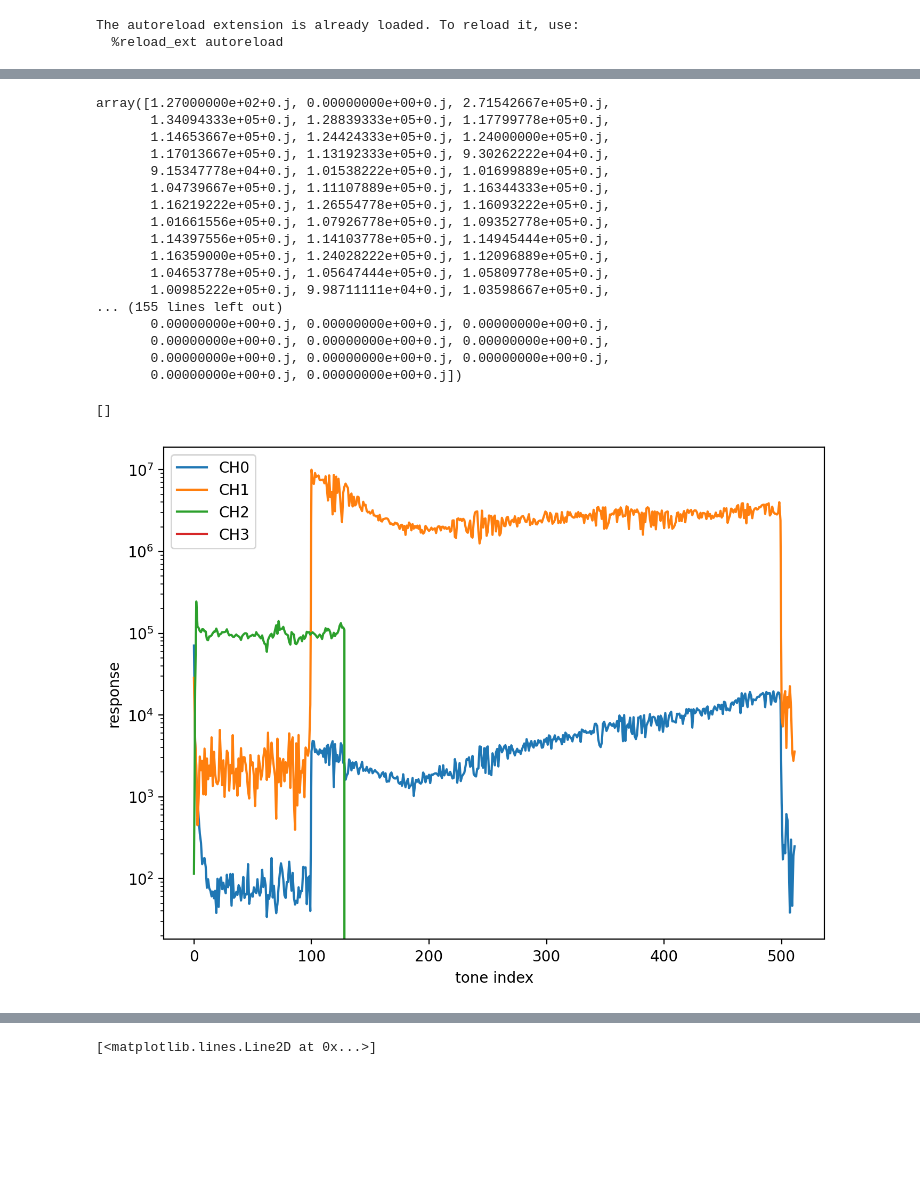
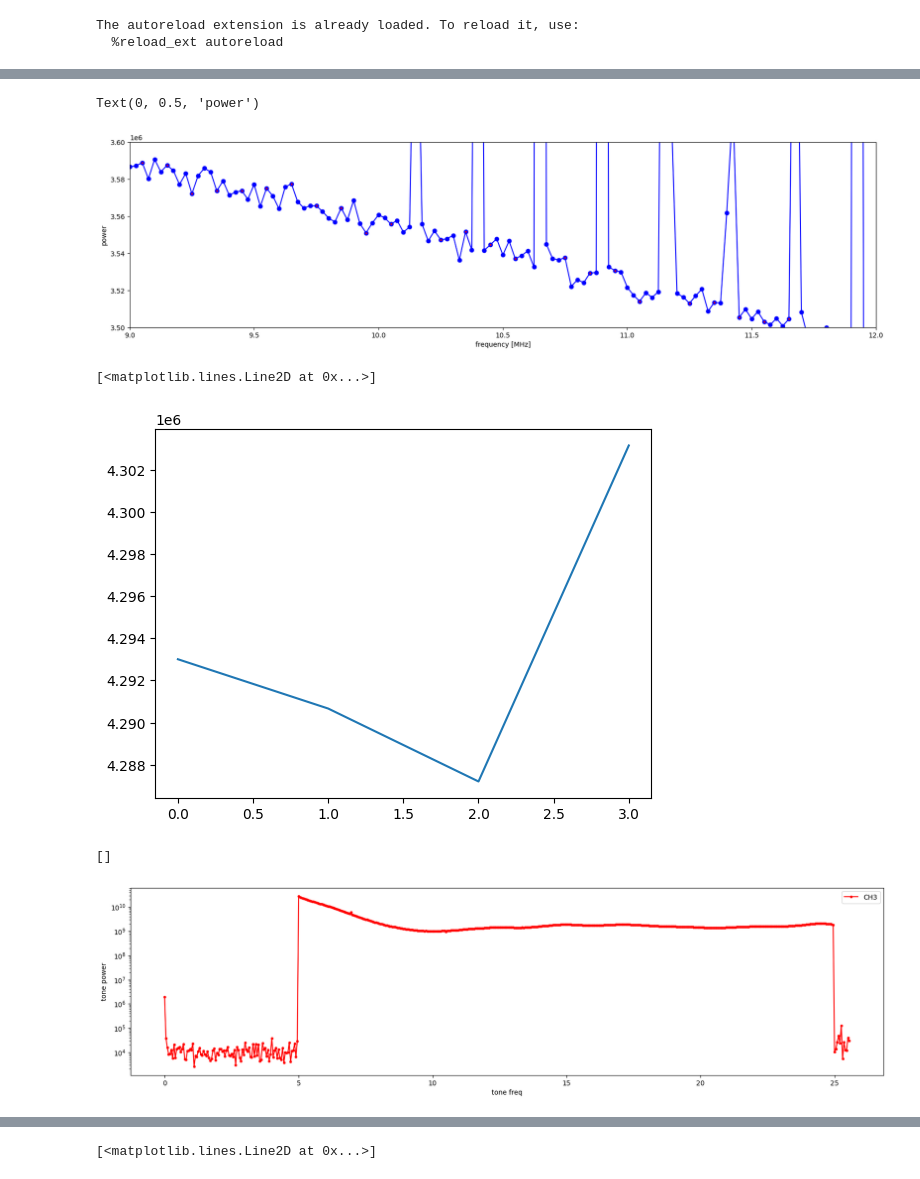
Before and after one commit to lusee-night/uncrater, a Jupyter notebook: calib_test.ipynb, the cells around one changed output, grey strips where cells are left out. Saved outputs shown, nothing was run; the diff lists cells and outputs as text; code cells hidden in the pictures; blank space fills up the shorter version.

```diff
--- a/calib_test.ipynb
+++ b/calib_test.ipynb
@@ -43,39 +66,51 @@ plt.plot(C.spectra[0][0].frequency[10:],np.sqrt(C.spectra[3][0].data[10:]))
+# %%
+
+plt.figure(figsize=(20,5))
+f = C.spectra[2][0].frequency
+s = np.mean([sp[2].data[:] for sp in C.spectra],axis=0)
+plt.plot(f,s,'bo-')
+plt.plot(f[2::4],s[2::4],'r.',markersize=3)
+
+#plt.ylim(0,1e4)
+#plt.ylim(3.0e6,5e6)
+#plt.ylim(0.1e3,2e6)
+#plt.xlim(45,52)
+#plt.ylim(4.65e6,4.85e6)
+plt.xlim(9,12)
+plt.ylim(3.5e6,3.6e6)
+
+#plt.semilogy()
+plt.xlabel('frequency [MHz]')
+plt.ylabel('power')
+# %% [output]
+Text(0, 0.5, 'power')
+[figure, added]
 # %%
-C.calib_data[2,1:,:].mean(axis=0)
+plt.plot(s[900::].reshape(-1,4).mean(axis=0))
 # %% [output]
-array([1.27000000e+02+0.j, 0.00000000e+00+0.j, 2.71542667e+05+0.j,
-       1.34094333e+05+0.j, 1.28839333e+05+0.j, 1.17799778e+05+0.j,
-       1.14653667e+05+0.j, 1.24424333e+05+0.j, 1.24000000e+05+0.j,
-       1.17013667e+05+0.j, 1.13192333e+05+0.j, 9.30262222e+04+0.j,
-       9.15347778e+04+0.j, 1.01538222e+05+0.j, 1.01699889e+05+0.j,
-       1.04739667e+05+0.j, 1.11107889e+05+0.j, 1.16344333e+05+0.j,
-       1.16219222e+05+0.j, 1.26554778e+05+0.j, 1.16093222e+05+0.j,
-       1.01661556e+05+0.j, 1.07926778e+05+0.j, 1.09352778e+05+0.j,
-       1.14397556e+05+0.j, 1.14103778e+05+0.j, 1.14945444e+05+0.j,
-       1.16359000e+05+0.j, 1.24028222e+05+0.j, 1.12096889e+05+0.j,
-       1.04653778e+05+0.j, 1.05647444e+05+0.j, 1.05809778e+05+0.j,
-       1.00985222e+05+0.j, 9.98711111e+04+0.j, 1.03598667e+05+0.j,
-... (155 lines left out)
-       0.00000000e+00+0.j, 0.00000000e+00+0.j, 0.00000000e+00+0.j,
-       0.00000000e+00+0.j, 0.00000000e+00+0.j, 0.00000000e+00+0.j,
-       0.00000000e+00+0.j, 0.00000000e+00+0.j, 0.00000000e+00+0.j,
-       0.00000000e+00+0.j, 0.00000000e+00+0.j])
+[<matplotlib.lines.Line2D at 0x...>]
+[figure, added]
 # %%
-plt.figure(figsize=(8,6),dpi=200)
-for ch in range(4):
-    plt.plot(np.abs(C.calib_data[ch,0:,:]**1).mean(axis=0), label='CH'+str(ch))
+plt.figure(figsize=(20,5))
+tfreq=0.5*0.1*np.arange(512)
+for ch in range(3,4):
+    plt.plot(tfreq,np.abs(C.calib_data[ch,1:,:]**2).mean(axis=0), 'r.-',label='CH'+str(ch))
+    #plt.plot(np.abs(Cx.calib_data[ch,1:,:]**1).mean(axis=0), label='CH'+str(ch))
+
+    #plt.plot(np.abs(C.calib_data[ch,1:,100:500]**1).mean(axis=0)/np.abs(Cx.calib_data[ch,1:,100:500]**1).mean(axis=0), label='CH'+str(ch))
+
 
 plt.legend()
-plt.xlabel('tone index')
-plt.ylabel('response')
+plt.xlabel('tone freq')
+plt.ylabel('tone power')
 #i1= np.real(C.calib_data[2,:,400])
 #i2=np.imag(C.calib_data[2,:,400])
 #i3= np.real(C.calib_data[3,:,400])
 #plt.plot(np.imag(C.calib_data[3,:,100]))
 #plt.plot(C.calib_data[0,:,400])
 #plt.plot(r3**2+i3**2)
 plt.semilogy()
 # %% [output]
 []
-[figure, old version]
+[figure, new version]
 # %%
```
Also changed, not shown: parts of 23 cells of this notebook, 4 other files.
